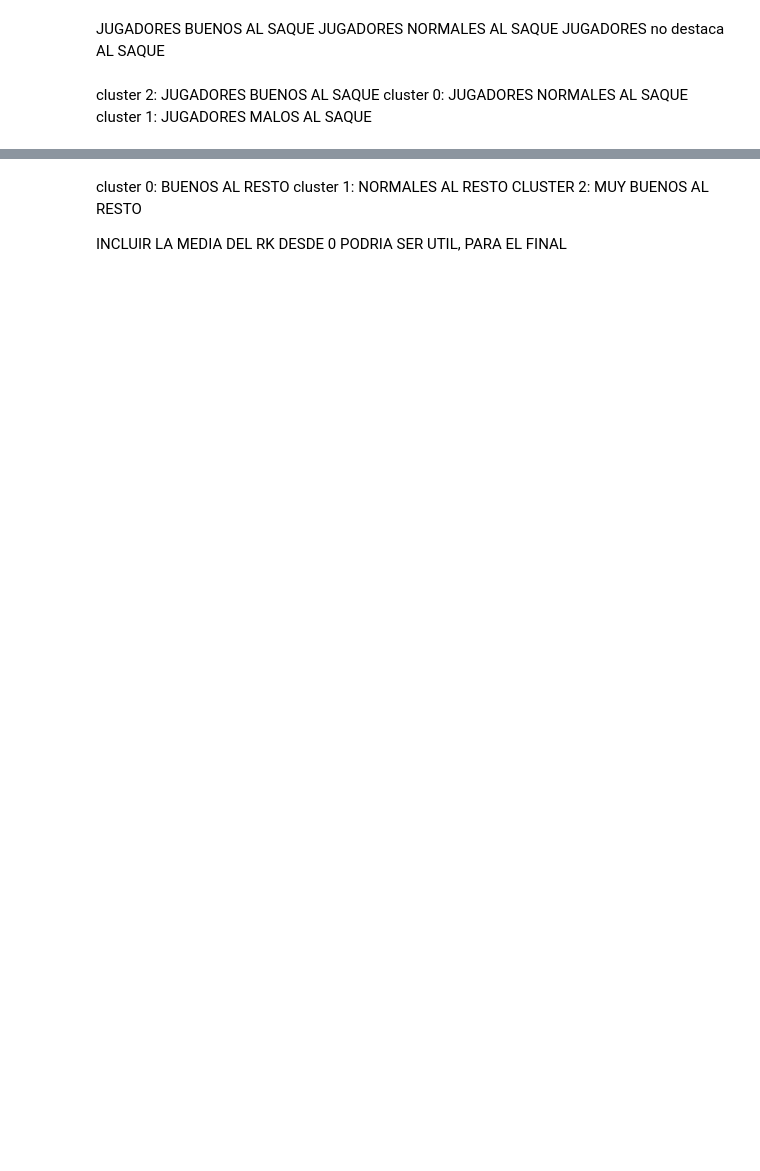
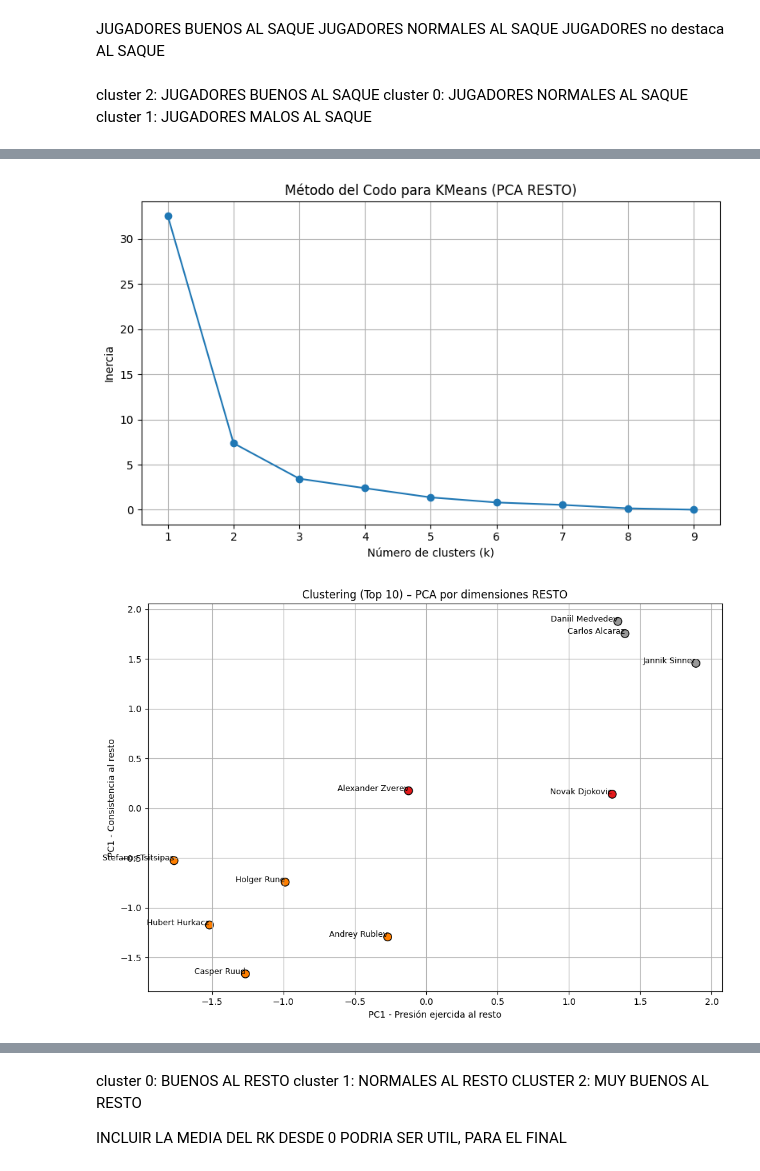
Before and after one commit to joseluis031/TFG_Tennis, a Jupyter notebook: clusters_perfiles.ipynb, the cells around one changed output, grey strips where cells are left out. Drawn from its saved outputs; the diff is of its cells as text; code cells hidden in the pictures; blank space fills up the shorter version.

```diff
--- a/clusters_perfiles.ipynb
+++ b/clusters_perfiles.ipynb
@@ -194,0 +136,79 @@ dtype: float64
+# %%
+# === 1. Filtrar solo los jugadores top 10 ===
+df_top10 = df[df['Player'].isin(top10)].copy()
+
+# === 2. Define tus dos grupos conceptuales de variables ===
+variables_x = ['v1st%', 'v2nd%']  # Eje X
+variables_y = ['RPW', 'vAce%']    # Eje Y
+
+# === 3. Escalar cada grupo por separado ===
+scaler_x = StandardScaler()
+X_x_scaled = scaler_x.fit_transform(df_top10[variables_x])
+
+scaler_y = StandardScaler()
+X_y_scaled = scaler_y.fit_transform(df_top10[variables_y])
+
+# === 4. PCA en cada grupo ===
+pca_x = PCA(n_components=1)
+pca_y = PCA(n_components=1)
+
+PC1_x = pca_x.fit_transform(X_x_scaled).flatten()
+PC1_y = pca_y.fit_transform(X_y_scaled).flatten()
+
+# === 5. Agregar componentes al DataFrame ===
+df_top10['PC1_X'] = PC1_x
+df_top10['PC1_Y'] = PC1_y
+
+# === 6. Método del codo ===
+X_custom = df_top10[['PC1_X', 'PC1_Y']]
+inertias = []
+k_range = range(1, 10)
+for k in k_range:
+    kmeans_tmp = KMeans(n_clusters=k, random_state=42)
+    kmeans_tmp.fit(X_custom)
+    inertias.append(kmeans_tmp.inertia_)
+
+plt.figure(figsize=(8, 5))
+plt.plot(k_range, inertias, marker='o')
+plt.title("Método del Codo para KMeans (PCA RESTO)")
+plt.xlabel("Número de clusters (k)")
+plt.ylabel("Inercia")
+plt.grid(True)
+plt.tight_layout()
+plt.show()
+
+# === 7. Clustering con número elegido (por ejemplo k=3) ===
+kmeans = KMeans(n_clusters=3, random_state=42)
+df_top10['Cluster'] = kmeans.fit_predict(X_custom)
+
+# === 8. Gráfico personalizado ===
+plt.figure(figsize=(10, 7))
+plt.scatter(df_top10['PC1_X'], df_top10['PC1_Y'], c=df_top10['Cluster'], cmap='Set1', s=80, edgecolor='k')
+
+for _, row in df_top10.iterrows():
+    plt.text(row['PC1_X'], row['PC1_Y'], row['Player'], fontsize=9, ha='right')
+
+plt.xlabel("PC1 - Presión ejercida al resto")
+plt.ylabel("PC1 - Consistencia al resto")
+plt.title("Clustering (Top 10) – PCA por dimensiones RESTO")
+plt.grid(True)
+plt.tight_layout()
+plt.show()
+
+# === 9. Mostrar jugadores por clúster ===
+for c in sorted(df_top10['Cluster'].unique()):
+    print(f"\nCluster {c}:")
+    print(df_top10[df_top10['Cluster'] == c]['Player'].to_string(index=False))
+
+# === 10. Mostrar pesos (loading) de cada variable en su componente ===
+print("\n=== Contribución de cada variable a PC1 (potencia al saque) ===")
+print(pd.Series(pca_x.components_[0], index=variables_x).round(4))
+
+print("\n=== Contribución de cada variable a PC1 (consistencia bajo presión) ===")
+print(pd.Series(pca_y.components_[0], index=variables_y).round(4))
+
+# === 11. Guardar los clusters en un diccionario ===
+clusters_resto = dict(zip(df_top10['Player'], df_top10['Cluster']))
+# %% [output]
+[figure, added]
+[figure, added]
```
Also changed, not shown: parts of 10 cells of this notebook, 8 other files.
